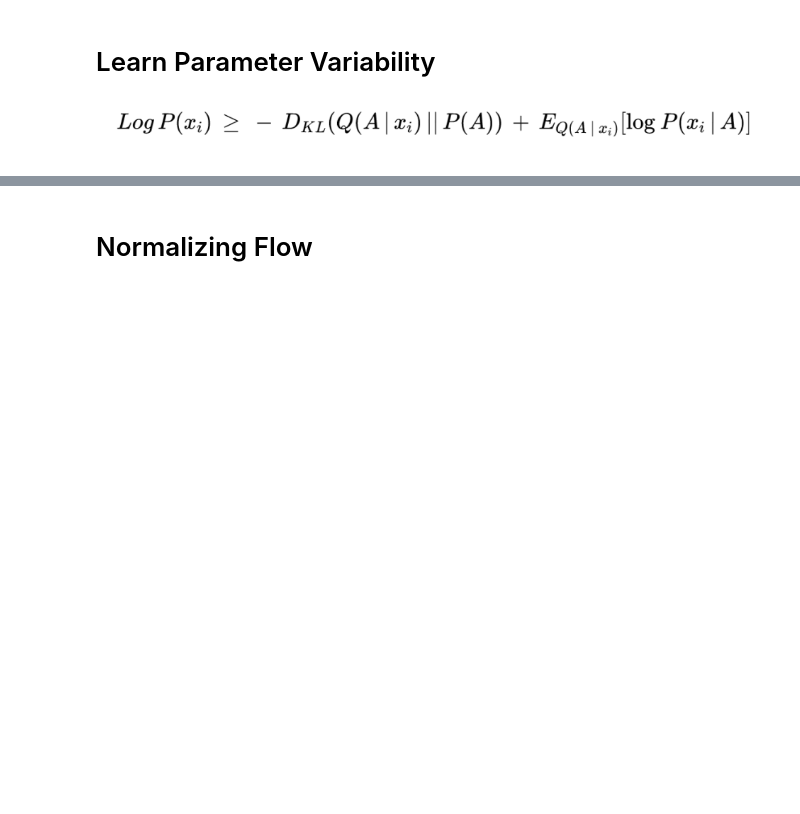
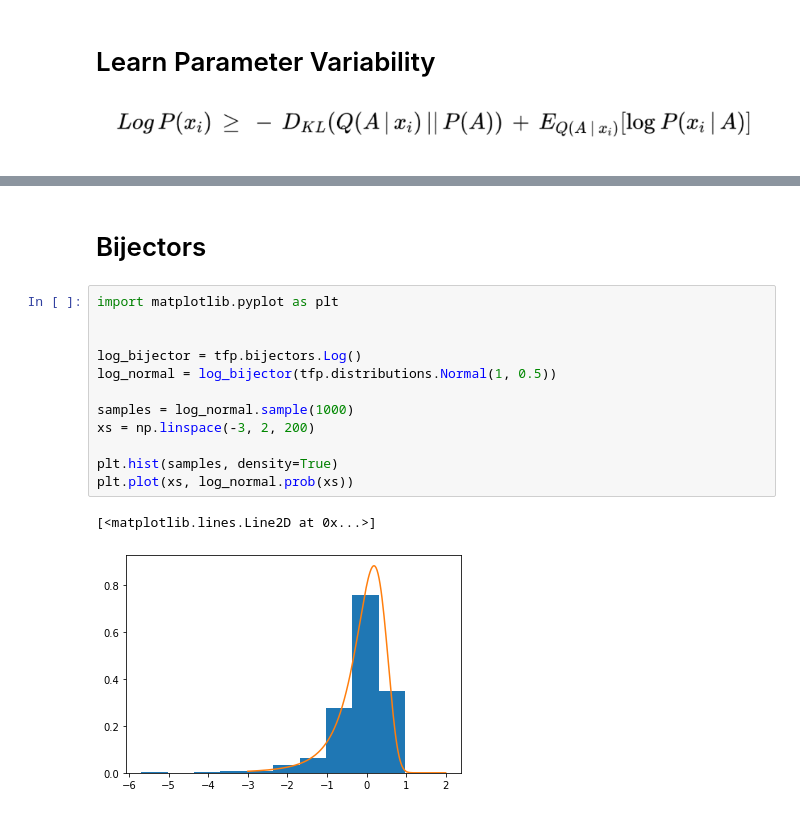
Before and after one commit to aliizadi/probabilistic-programming-workshop, a Jupyter notebook: probabilistic_programming_workshop.ipynb, the cells around one changed output, grey strips where cells are left out. Saved outputs shown, nothing was run; the diff lists cells and outputs as text; blank space fills up the shorter version.

Commit message:
added normalizing flow

```diff
--- a/probabilistic_programming_workshop.ipynb
+++ b/probabilistic_programming_workshop.ipynb
@@ -456,2 +453,17 @@ n 2
-# %% [markdown]
-# Normalizing Flow
+# %% [markdown]
+# Bijectors
+# %%
+import matplotlib.pyplot as plt
+
+
+log_bijector = tfp.bijectors.Log()
+log_normal = log_bijector(tfp.distributions.Normal(1, 0.5))
+
+samples = log_normal.sample(1000)
+xs = np.linspace(-3, 2, 200)
+
+plt.hist(samples, density=True)
+plt.plot(xs, log_normal.prob(xs))
+# %% [output]
+[<matplotlib.lines.Line2D at 0x...>]
+[figure, added]
```
Also changed, not shown: parts of 15 cells of this notebook.
